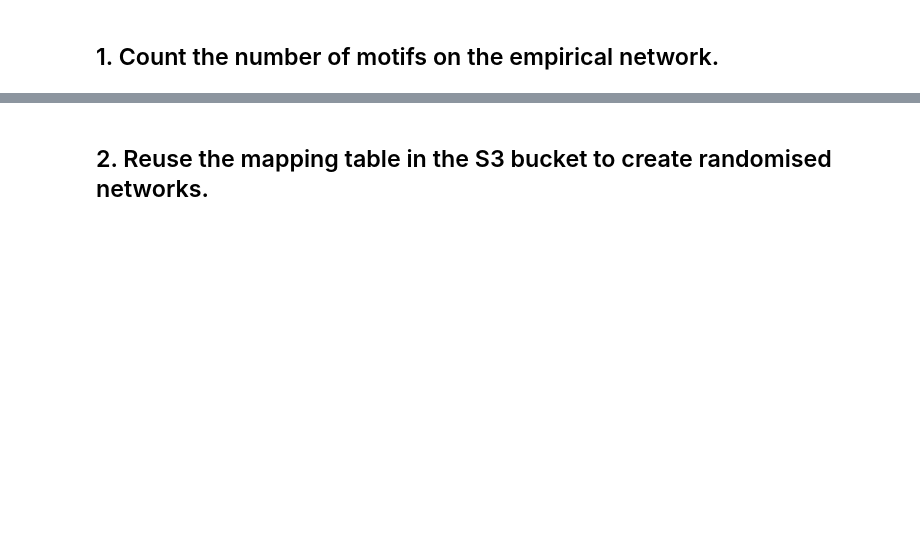
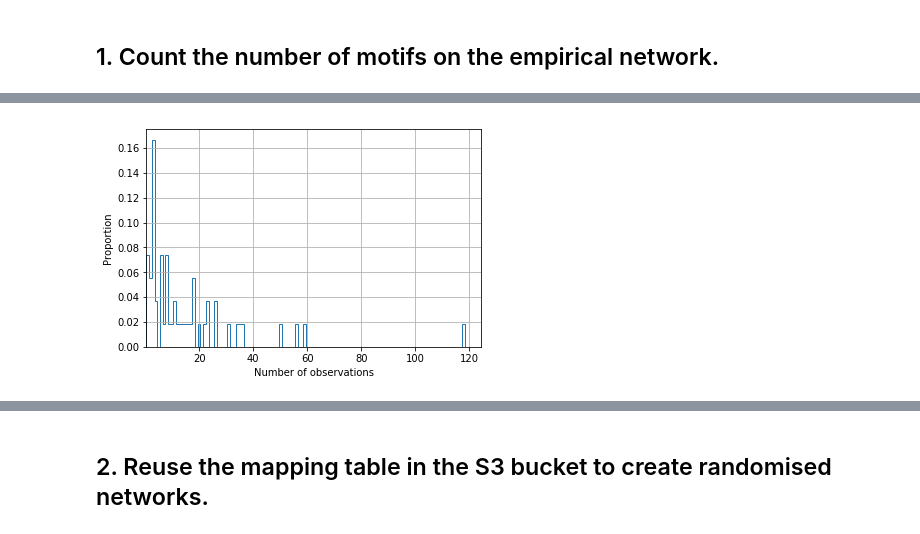
Before and after one commit to social-research/cheating, a Jupyter notebook: 05-observation-based-mechanism.ipynb, the cells around one changed output, grey strips where cells are left out. Saved outputs shown, nothing was run; the diff lists cells and outputs as text; code cells hidden in the pictures; blank space fills up the shorter version.

```diff
--- a/05-observation-based-mechanism.ipynb
+++ b/05-observation-based-mechanism.ipynb
@@ -107,6 +165,7 @@ None
 # %%
-# Get the table that contains the total number of victimisation experiences and the number of unique cheaters.
-obs_info = spark.sql("""SELECT id, start_date, m_date, SUM(obs) AS total_obs, COUNT(DISTINCT killer) AS uniq_cheaters
-                        FROM observers_tab GROUP BY id, start_date, m_date""")
+# Get the table that contains the total number of observations and the number of unique cheaters.
+obs_info = spark.sql("""SELECT id, start_date, SUM(obs) AS total_obs, SUM(sev_dam) AS total_sev_dam,
+                        COUNT(DISTINCT killer) AS uniq_cheaters FROM observers_tab
+                        GROUP BY id, start_date""")
 obs_info.registerTempTable("obs_info")
 obs_info.show(20)
@@ -112,0 +190,11 @@ obs_info.show(20)
+# %%
+# Get the date when the player first observed cheating.
+first_m_dates = spark.sql("""SELECT *
+                             FROM (SELECT id, m_date, period, ROW_NUMBER() OVER (PARTITION BY id ORDER BY m_date)
+                             AS rownumber FROM observers_tab) WHERE rownumber IN (1)""")
+first_m_dates.registerTempTable("first_m_dates")
+# %%
+add_dates = spark.sql("""SELECT o.id, o.start_date, f.m_date, f.period,
+                         o.total_obs, o.total_sev_dam, o.uniq_cheaters
+                         FROM obs_info o LEFT JOIN first_m_dates f ON o.id = f.id""")
+add_dates.show(10)
@@ -116,19 +220,21 @@ obs_info.write.parquet("s3://jinny-capstone-data-test/summary-tables/emp-net/obs
+# %%
+obs_info_df = add_dates.toPandas()
+obs_info_df.to_csv('obs_info_df.csv')
 # %%
 # Plot the distribution of the total number of observations.
 # Show the distribution of the number of times the player observed cheating before the transition happened.
 # In this case, we allow duplicate pairs of cheater and observer.
 # as there are some players who have observed the same cheaters more than once.
-
-obs_info_df = obs_info.toPandas()
-
 bins = np.arange(0, obs_info_df['total_obs'].max() + 1.5) - 0.5
 fig = obs_info_df.hist(column = 'total_obs', histtype='step', bins = bins,
                        weights=np.zeros_like(obs_info_df['total_obs'])+1./len(obs_info_df['total_obs']))
 plt.xlim(xmin=0.5)
 plt.xlabel("Number of observations")
 plt.ylabel("Proportion")
 plt.title("")
 plt.show()
+# %% [output]
+[figure, added]
 # %%
 # Plot the distribution of the number of unique cheaters.
 # In this case, we consider only unique pairs of cheater and observer.
```
Also changed, not shown: parts of 18 cells of this notebook, 4 other files.
